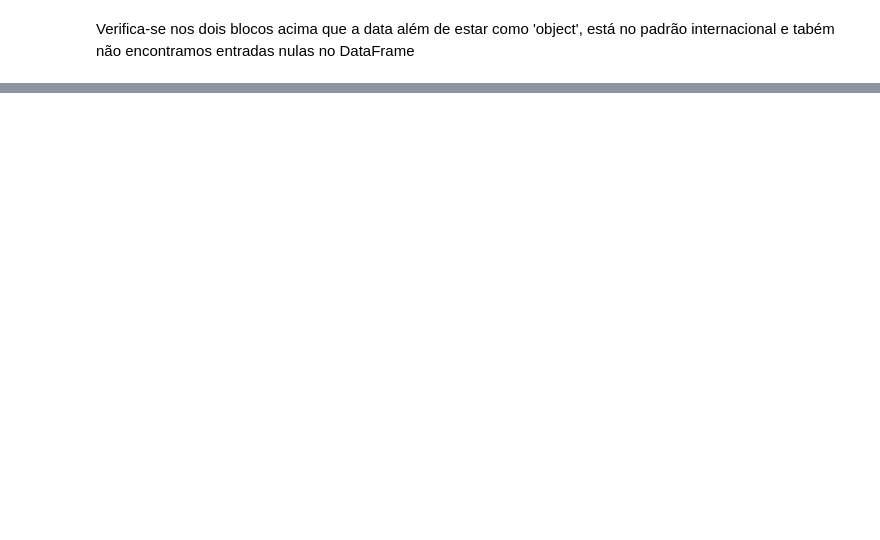
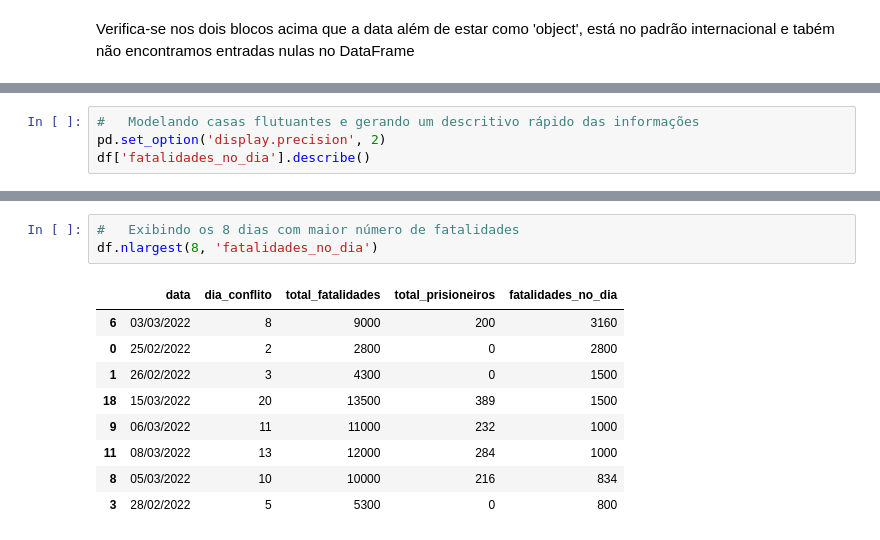
Before and after one commit to kauebr/Guerra-Russia-Ucrania-2022, a Jupyter notebook: Análise/analise.ipynb, the cells around one changed output, grey strips where cells are left out. Drawn from its saved outputs; the diff is of its cells as text; blank space fills up the shorter version.

```diff
--- a/Análise/analise.ipynb
+++ b/Análise/analise.ipynb
@@ -128,0 +130,4 @@ df['fatalidades_no_dia'].plot.line()
+# %%
+#   Modelando casas flutuantes e gerando um descritivo rápido das informações
+pd.set_option('display.precision', 2)
+df['fatalidades_no_dia'].describe()
@@ -128,0 +158,13 @@ df['fatalidades_no_dia'].plot.line()
+# %%
+#   Exibindo os 8 dias com maior número de fatalidades
+df.nlargest(8, 'fatalidades_no_dia')
+# %% [output]
+|  | data | dia_conflito | total_fatalidades | total_prisioneiros | fatalidades_no_dia |
+| 6 | 03/03/2022 | 8 | 9000 | 200 | 3160 |
+| 0 | 25/02/2022 | 2 | 2800 | 0 | 2800 |
+| 1 | 26/02/2022 | 3 | 4300 | 0 | 1500 |
+| 18 | 15/03/2022 | 20 | 13500 | 389 | 1500 |
+| 9 | 06/03/2022 | 11 | 11000 | 232 | 1000 |
+| 11 | 08/03/2022 | 13 | 12000 | 284 | 1000 |
+| 8 | 05/03/2022 | 10 | 10000 | 216 | 834 |
+| 3 | 28/02/2022 | 5 | 5300 | 0 | 800 |
```
Also changed, not shown: parts of 10 cells of this notebook.
